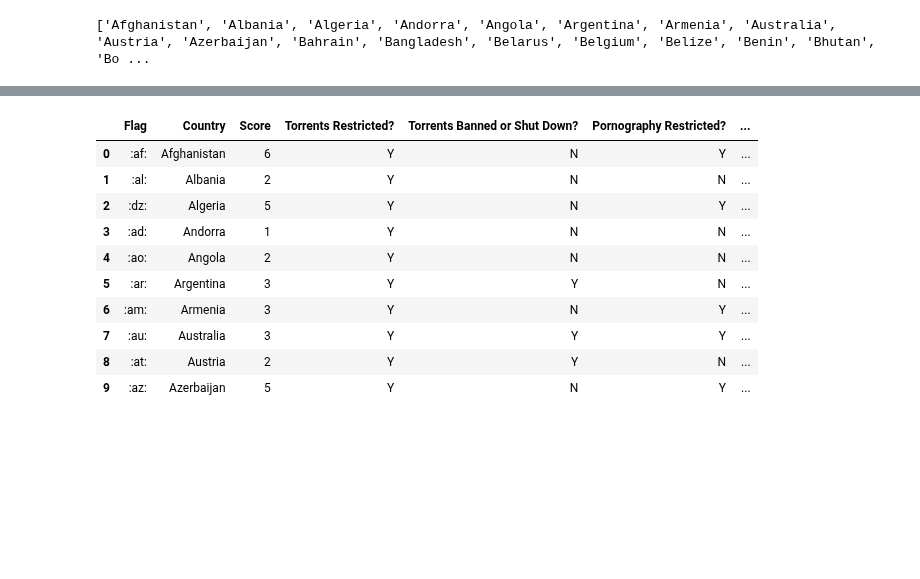
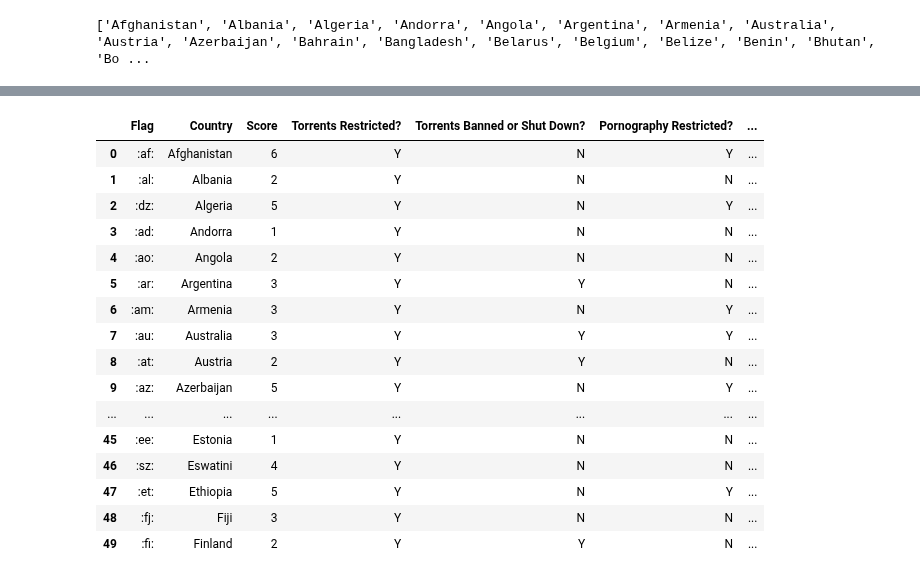
Before and after one commit to tiascott01/07_GroupProject1, a Jupyter notebook: Haylee/merge_resource_files.ipynb, the cells around one changed output, grey strips where cells are left out. Saved outputs shown, nothing was run; the diff lists cells and outputs as text; code cells hidden in the pictures; blank space fills up the shorter version.

```diff
--- a/Haylee/merge_resource_files.ipynb
+++ b/Haylee/merge_resource_files.ipynb
@@ -140,12 +140,14 @@ for country in country_list:
             # Usually, the first feature in the list is the most relevant
             feature = data['features'][0]
             coordinates = feature['geometry']['coordinates']
+            region = feature['properties']['timezone']
 
             # Add the country and its coordinates to the results list
             results.append({
                 'Country': country,
                 'Latitude': coordinates[1],
-                'Longitude': coordinates[0]
+                'Longitude': coordinates[0],
+                'Region' : region['name']
             })
         else:
             print(f'No results found for {country}')
@@ -174,0 +177,4 @@ print(df_coordinates)
+# %%
+# Splitting the 'Region' column at '/' and keeping only the first part
+df_coordinates['Region'] = df_coordinates['Region'].str.split('/').str[0]
+df_coordinates.head()
@@ -175,19 +188,25 @@ print(df_coordinates)
 # %%
 # Merging Censor Data, with Coordinates Data
 final_df = pd.merge(df_clean, df_coordinates, on="Country", how="inner")
-final_df.head(10)
+final_df.head(50)
 # %% [output]
 |  | Flag | Country | Score | Torrents Restricted? | Torrents Banned or Shut Down? | Pornography Restricted? | ... |
 | 0 | :af: | Afghanistan | 6 | Y | N | Y | ... |
 | 1 | :al: | Albania | 2 | Y | N | N | ... |
 | 2 | :dz: | Algeria | 5 | Y | N | Y | ... |
 | 3 | :ad: | Andorra | 1 | Y | N | N | ... |
 | 4 | :ao: | Angola | 2 | Y | N | N | ... |
 | 5 | :ar: | Argentina | 3 | Y | Y | N | ... |
 | 6 | :am: | Armenia | 3 | Y | N | Y | ... |
 | 7 | :au: | Australia | 3 | Y | Y | Y | ... |
 | 8 | :at: | Austria | 2 | Y | Y | N | ... |
 | 9 | :az: | Azerbaijan | 5 | Y | N | Y | ... |
+| ... | ... | ... | ... | ... | ... | ... | ... |
+| 45 | :ee: | Estonia | 1 | Y | N | N | ... |
+| 46 | :sz: | Eswatini | 4 | Y | N | N | ... |
+| 47 | :et: | Ethiopia | 5 | Y | N | Y | ... |
+| 48 | :fj: | Fiji | 3 | Y | N | N | ... |
+| 49 | :fi: | Finland | 2 | Y | Y | N | ... |
 # %%
 
 # Initialize a map:
```
Also changed, not shown: parts of 3 cells of this notebook.
